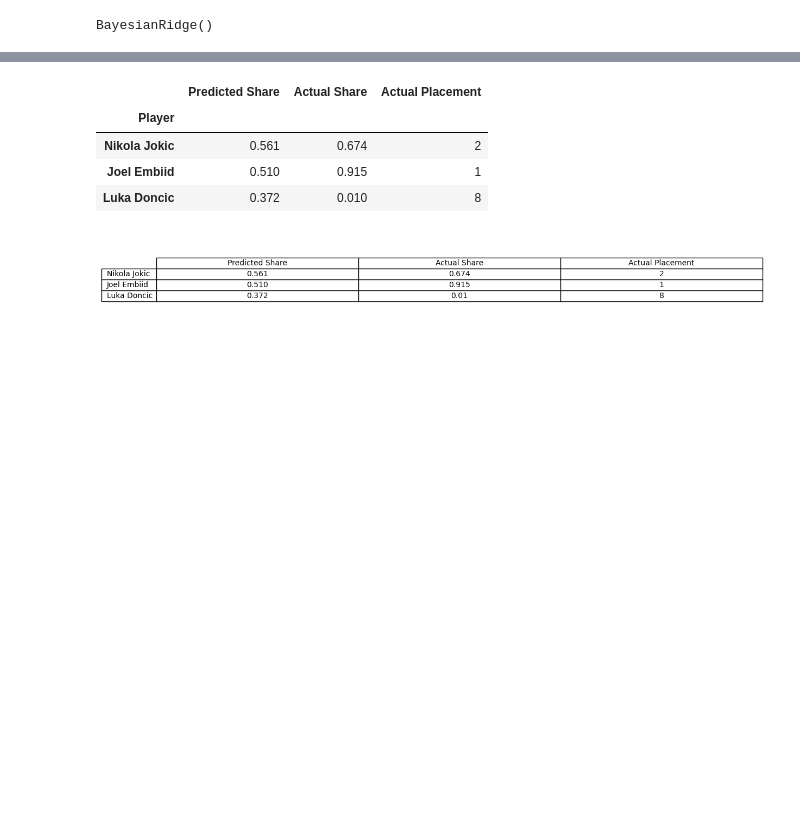
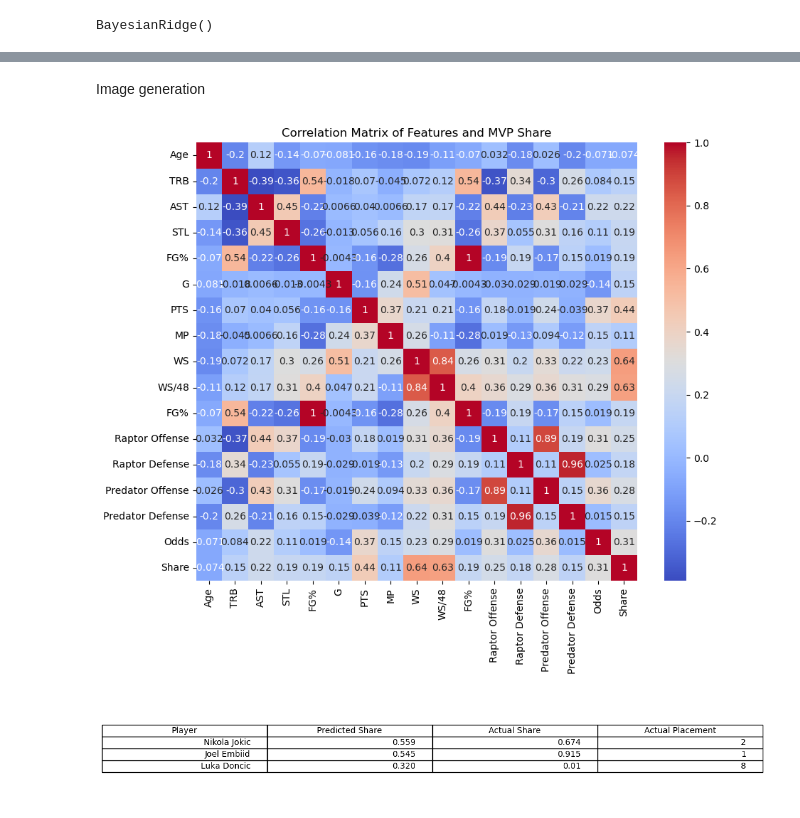
Before and after one commit to Hensonkk/Machine-Learning-NBA-MVP, a Jupyter notebook: dev-model_test/bayesian_model.ipynb, the cells around one changed output, grey strips where cells are left out. Saved outputs shown, nothing was run; the diff lists cells and outputs as text; code cells hidden in the pictures; blank space fills up the shorter version.

```diff
--- a/dev-model_test/bayesian_model.ipynb
+++ b/dev-model_test/bayesian_model.ipynb
@@ -122,29 +114,33 @@ predicted_shares = predicted_shares.sort_values(by='Predicted Share', ascending=
 comparison_df = pd.merge(predicted_shares, dftest[['Player', 'Share']], on='Player', how='inner')
 comparison_df.drop(columns=['Share'], inplace=True)
 top_three_comparison = comparison_df.sort_values(by='Predicted Share', ascending=False).head(3)
-top_three_comparison.set_index('Player', inplace=True)
 top_three_comparison['Predicted Share'] = top_three_comparison['Predicted Share'].apply(lambda x: f"{x:.3f}")
-# Display the top three rows
-top_three_comparison
-# %% [output]
-|  | Predicted Share | Actual Share | Actual Placement |
-| Player |  |  |  |
-| Nikola Jokic | 0.561 | 0.674 | 2 |
-| Joel Embiid | 0.510 | 0.915 | 1 |
-| Luka Doncic | 0.372 | 0.010 | 8 |
-# %%
-fig, ax = plt.subplots(figsize=(12, 2))
-ax.axis('tight')
-ax.axis('off')
-
-pd_table = pd_table(ax, top_three_comparison, loc='center', cellLoc='center')
-pd_table.auto_set_font_size(False)
-pd_table.set_fontsize(10)
-pd_table.scale(1.2, 1.2)
-
-filename = f'images/top_three_comparison_{test_season}.png'
-
-#Save
-plt.savefig(filename, bbox_inches='tight', dpi=300)
-# %% [output]
-[figure, removed]
+# %% [markdown]
+Image generation
+# %%
+#Correlation matrix
+correlation_matrix = df[features + ['Share']].corr()
+plt.figure(figsize=(10, 8))
+sns.heatmap(correlation_matrix, annot=True, cmap='coolwarm')
+plt.title('Correlation Matrix of Features and MVP Share')
+plt.savefig('images/correlation_matrix.png')
+plt.show()
+# %% [output]
+[figure, added]
+# %%
+fig, ax = plt.subplots(figsize=(12, 2))
+ax.axis('off')  # Hide the axes
+
+#create table
+tbl = ax.table(cellText=top_three_comparison.values, colLabels=top_three_comparison.columns, loc='center')
+tbl.auto_set_font_size(False)
+tbl.set_fontsize(10)
+tbl.scale(1.2, 1.2)
+
+filename = f'images/top_three_comparison_{test_season}.png'
+
+#save figure
+plt.savefig(filename, bbox_inches='tight', dpi=300)
+plt.show()
+# %% [output]
+[figure, added]
```
Also changed, not shown: parts of 10 cells of this notebook, 25 other files.
